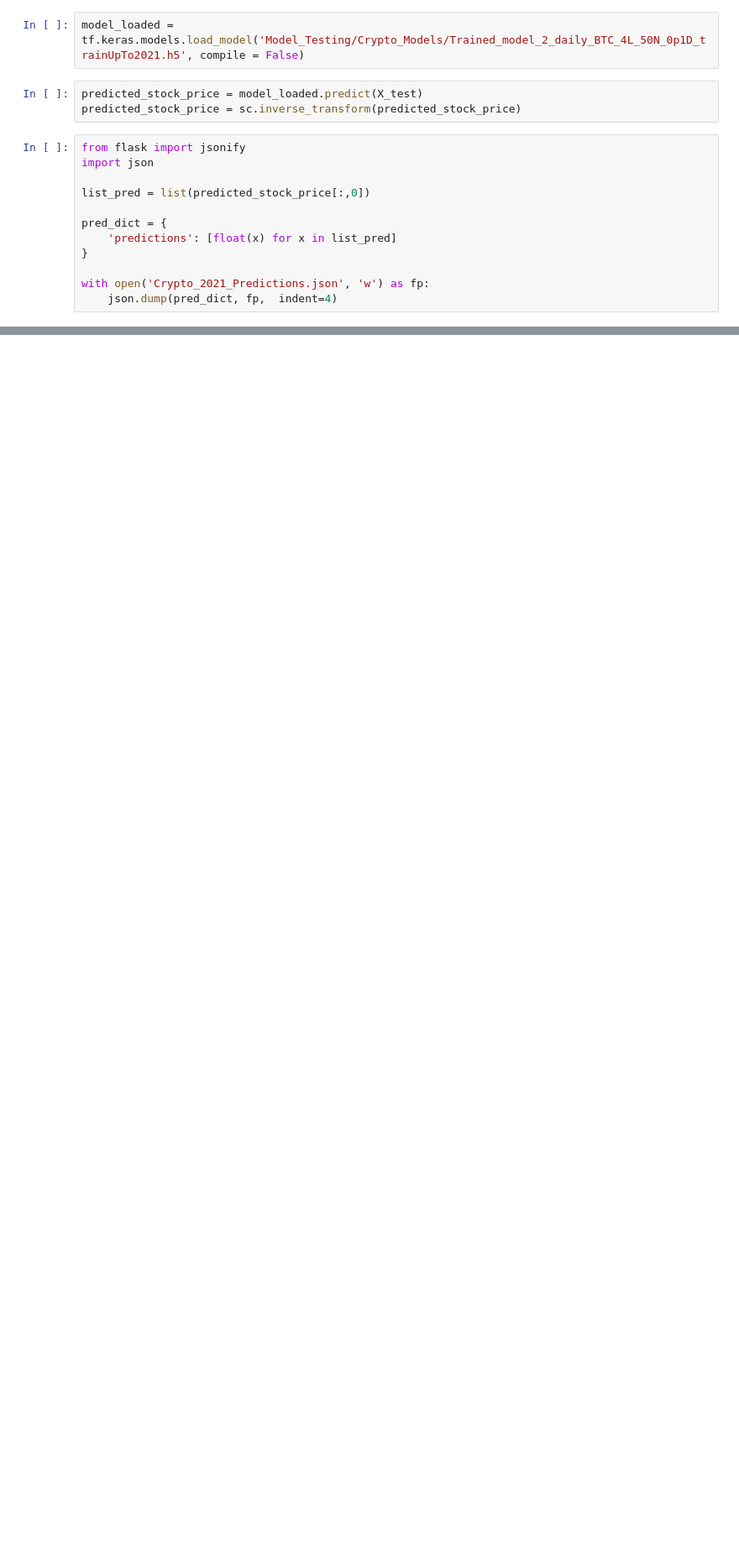
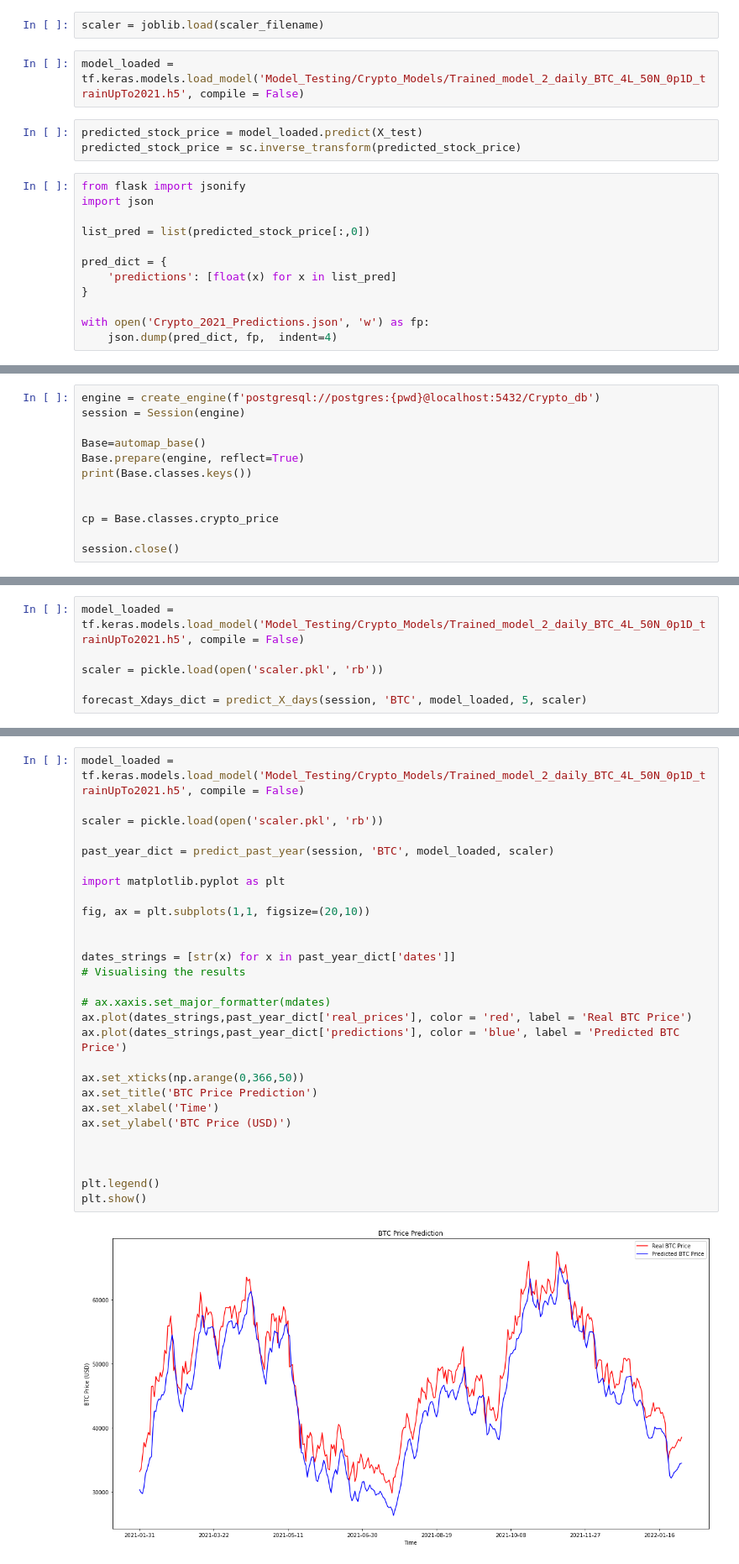
Before and after one commit to Price-Prediction-Model-Org/Price-Prediction-Model-Group, a Jupyter notebook: Model_Integration.ipynb, the cells around one changed output, grey strips where cells are left out. Shown: that part at 84% size. Cells and saved outputs as stored; diff of their text form; blank space fills up the shorter version.

Commit message:
model functions, scaler file, past year predictions json

```diff
--- a/Model_Integration.ipynb
+++ b/Model_Integration.ipynb
@@ -68,6 +84,8 @@ X_test = np.reshape(X_test, (X_test.shape[0], X_test.shape[1], 1))
 print(X_test.shape)
 # %% [output]
 (393, 60, 1)
+# %%
+scaler = joblib.load(scaler_filename)
 # %%
 model_loaded = tf.keras.models.load_model('Model_Testing/Crypto_Models/Trained_model_2_daily_BTC_4L_50N_0p1D_trainUpTo2021.h5', compile = False)
 # %%
@@ -87,0 +405,12 @@ with open('Crypto_2021_Predictions.json', 'w') as fp:
+# %%
+engine = create_engine(f'postgresql://postgres:{pwd}@localhost:5432/Crypto_db')
+session = Session(engine)
+
+Base=automap_base()
+Base.prepare(engine, reflect=True)
+print(Base.classes.keys())
+
+
+cp = Base.classes.crypto_price
+
+session.close()
@@ -87,0 +419,6 @@ with open('Crypto_2021_Predictions.json', 'w') as fp:
+# %%
+model_loaded = tf.keras.models.load_model('Model_Testing/Crypto_Models/Trained_model_2_daily_BTC_4L_50N_0p1D_trainUpTo2021.h5', compile = False)
+
+scaler = pickle.load(open('scaler.pkl', 'rb'))
+
+forecast_Xdays_dict = predict_X_days(session, 'BTC', model_loaded, 5, scaler)
@@ -87,0 +445,30 @@ with open('Crypto_2021_Predictions.json', 'w') as fp:
+# %%
+model_loaded = tf.keras.models.load_model('Model_Testing/Crypto_Models/Trained_model_2_daily_BTC_4L_50N_0p1D_trainUpTo2021.h5', compile = False)
+
+scaler = pickle.load(open('scaler.pkl', 'rb'))
+
+past_year_dict = predict_past_year(session, 'BTC', model_loaded, scaler)
+
+import matplotlib.pyplot as plt
+
+fig, ax = plt.subplots(1,1, figsize=(20,10))
+
+
+dates_strings = [str(x) for x in past_year_dict['dates']]
+# Visualising the results
+
+# ax.xaxis.set_major_formatter(mdates)
+ax.plot(dates_strings,past_year_dict['real_prices'], color = 'red', label = 'Real BTC Price')
+ax.plot(dates_strings,past_year_dict['predictions'], color = 'blue', label = 'Predicted BTC Price')
+
+ax.set_xticks(np.arange(0,366,50))
+ax.set_title('BTC Price Prediction')
+ax.set_xlabel('Time')
+ax.set_ylabel('BTC Price (USD)')
+
+
+
+plt.legend()
+plt.show()
+# %% [output]
+[figure, added]
```
Also changed, not shown: parts of 18 cells of this notebook, 2 other files.
